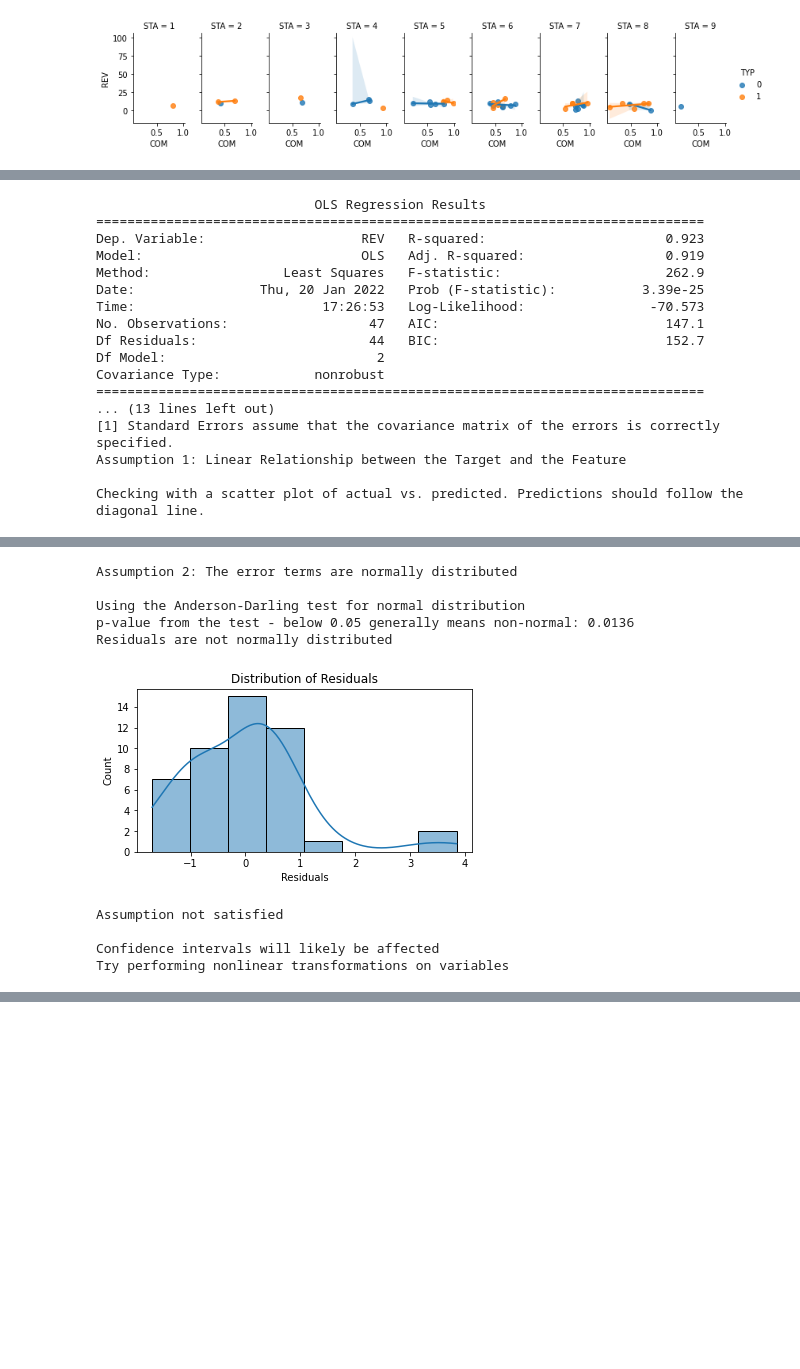
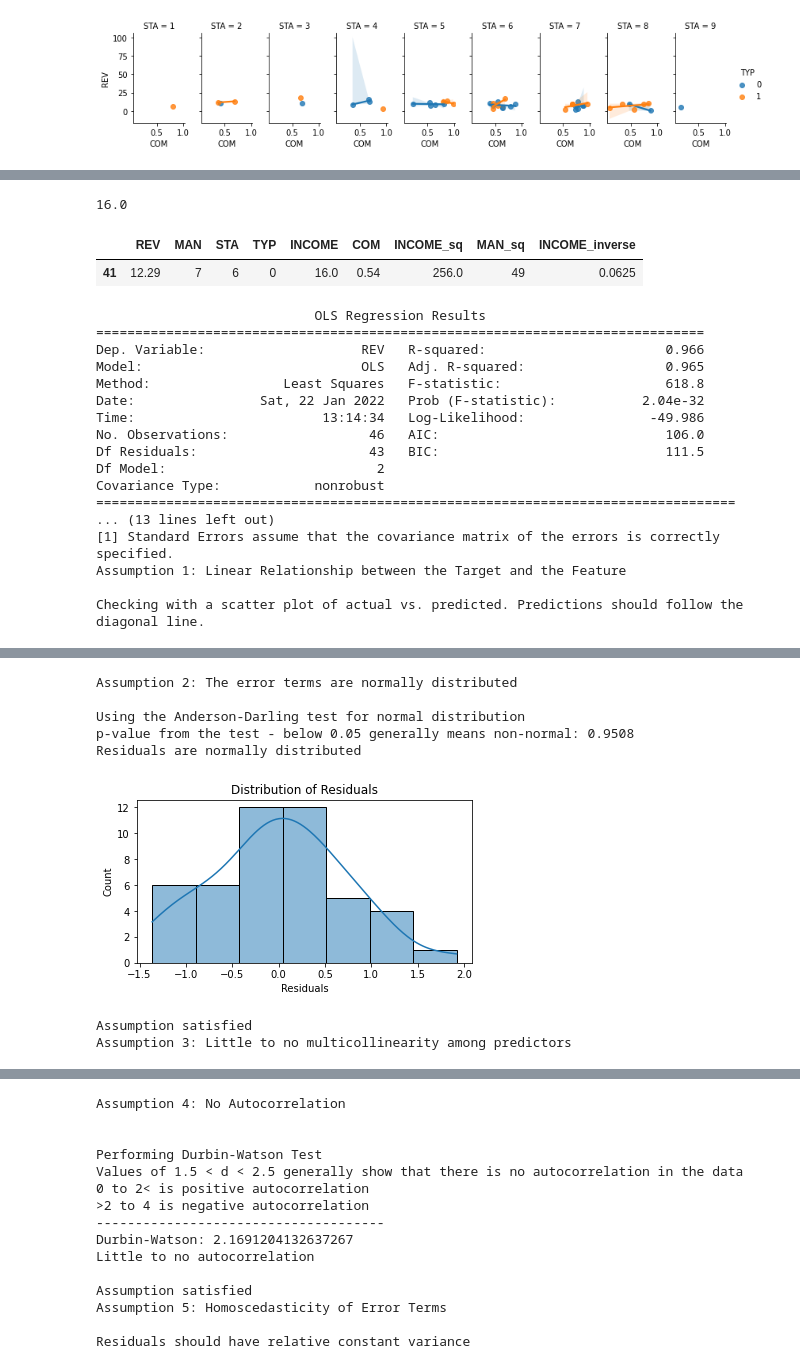
Before and after one commit to zdhiman/breweries, a Jupyter notebook: companions_regression.ipynb, the cells around one changed output, grey strips where cells are left out. Saved outputs shown, nothing was run; the diff lists cells and outputs as text; code cells hidden in the pictures; blank space fills up the shorter version.

```diff
--- a/companions_regression.ipynb
+++ b/companions_regression.ipynb
@@ -29,6 +33,7 @@ Length of dataset: 47
 # %%
 df['INCOME_sq'] = df["INCOME"]*df["INCOME"]
 df['MAN_sq'] = df["MAN"]*df["MAN"]
+df["INCOME_inverse"] = 1/df["INCOME"]
 # %%
 def plot_histogram(col):
   print(f"Min: {df[col].min()} \nMean: {np.round(df[col].mean(),2)} \nMedian: {df[col].median()} \nMax: {df[col].max()}")
@@ -166,5 +171,5 @@ sns.heatmap(corr, mask=mask, annot=True, cmap=cmap, vmax=.3, center=0,
 # %%
-def linear_regression(x_cols, y_sqrt=False):
+def linear_regression(df, x_cols, y_sqrt=False):
   X = df[x_cols]
 
   if y_sqrt:
@@ -309,7 +314,7 @@ def homoscedasticity_assumption(df_results):
 
 # Model 1
 # all variables
-df_results = linear_regression(x_cols = ['MAN', 'STA', 'TYP', 'INCOME', 'COM'])
+df_results = linear_regression(df, x_cols = ['MAN', 'STA', 'TYP', 'INCOME', 'COM'])
 # %% [output]
                             OLS Regression Results
 ==============================================================================
@@ -445,21 +530,37 @@ Checking with a scatter plot of actual vs. predicted. Predictions should follow
+# %%
+df1 = df.copy()
+print(df1['INCOME'].max())
+
+df1 = df1[df1["INCOME"] != df1["INCOME"].max()].copy()
+# %% [output]
+16.0
+# %%
+df[df["INCOME"] == df["INCOME"].max()]
+# %% [output]
+|  | REV | MAN | STA | TYP | INCOME | COM | INCOME_sq | MAN_sq | INCOME_inverse |
+| 41 | 12.29 | 7 | 6 | 0 | 16.0 | 0.54 | 256.0 | 49 | 0.0625 |
 # %%
-# Model 6
-df_results = linear_regression(x_cols = ['MAN', 'INCOME_sq'])
+# Model 7
+
+df_results = linear_regression(df1, x_cols = ['MAN', "INCOME_inverse"])
 linear_assumption(df_results)
 normal_errors_assumption(df_results)
+multicollinearity_assumption(df1[['MAN', 'INCOME_inverse']])
+autocorrelation_assumption(df_results)
+homoscedasticity_assumption(df_results)
 # %% [output]
                             OLS Regression Results
 ==============================================================================
-Dep. Variable:                    REV   R-squared:                       0.923
-Model:                            OLS   Adj. R-squared:                  0.919
-Method:                 Least Squares   F-statistic:                     262.9
-Date:                Thu, 20 Jan 2022   Prob (F-statistic):           3.39e-25
-Time:                        17:26:53   Log-Likelihood:                -70.573
-No. Observations:                  47   AIC:                             147.1
-Df Residuals:                      44   BIC:                             152.7
+Dep. Variable:                    REV   R-squared:                       0.966
+Model:                            OLS   Adj. R-squared:                  0.965
+Method:                 Least Squares   F-statistic:                     618.8
+Date:                Sat, 22 Jan 2022   Prob (F-statistic):           2.04e-32
+Time:                        13:14:34   Log-Likelihood:                -49.986
+No. Observations:                  46   AIC:                             106.0
+Df Residuals:                      43   BIC:                             111.5
 Df Model:                           2
 Covariance Type:            nonrobust
-==============================================================================
+==================================================================================
 ... (13 lines left out)
 [1] Standard Errors assume that the covariance matrix of the errors is correctly specified.
 Assumption 1: Linear Relationship between the Target and the Feature
@@ -469,10 +570,8 @@ Checking with a scatter plot of actual vs. predicted. Predictions should follow
 Assumption 2: The error terms are normally distributed
 
 Using the Anderson-Darling test for normal distribution
-p-value from the test - below 0.05 generally means non-normal: 0.0136
-Residuals are not normally distributed
+p-value from the test - below 0.05 generally means non-normal: 0.9508
+Residuals are normally distributed
-[figure, old version]
+[figure, new version]
-Assumption not satisfied
-
-Confidence intervals will likely be affected
-Try performing nonlinear transformations on variables
+Assumption satisfied
+Assumption 3: Little to no multicollinearity among predictors
@@ -478,0 +579,15 @@ Try performing nonlinear transformations on variables
+Assumption 4: No Autocorrelation
+
+
+Performing Durbin-Watson Test
+Values of 1.5 < d < 2.5 generally show that there is no autocorrelation in the data
+0 to 2< is positive autocorrelation
+>2 to 4 is negative autocorrelation
+-------------------------------------
+Durbin-Watson: 2.1691204132637267
+Little to no autocorrelation
+
+Assumption satisfied
+Assumption 5: Homoscedasticity of Error Terms
+
+Residuals should have relative constant variance
```
Also changed, not shown: parts of 20 cells of this notebook.
